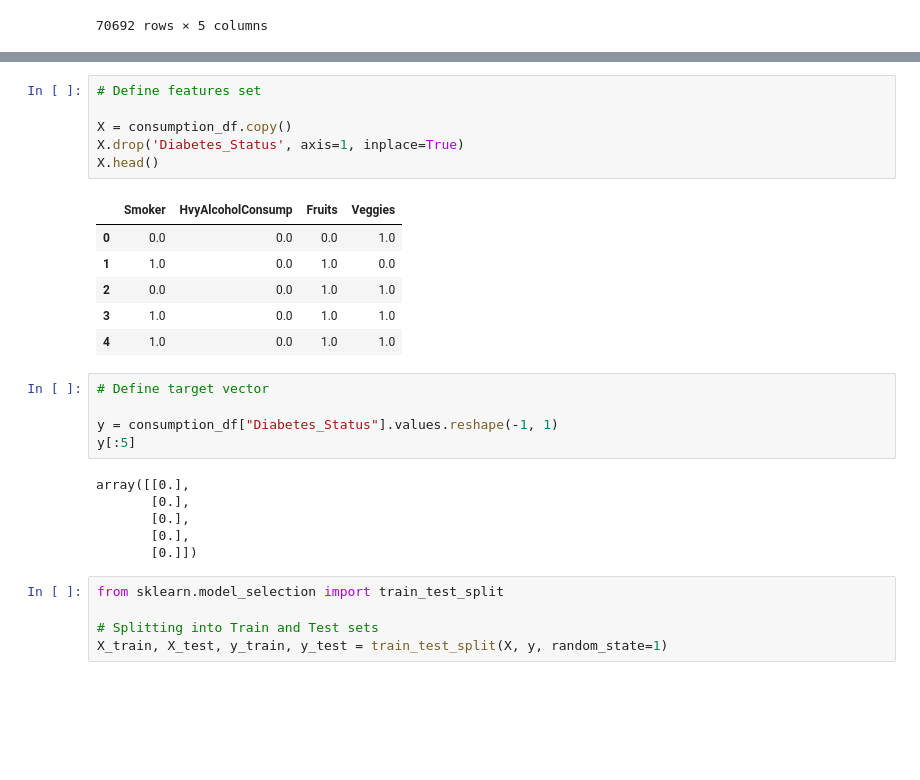
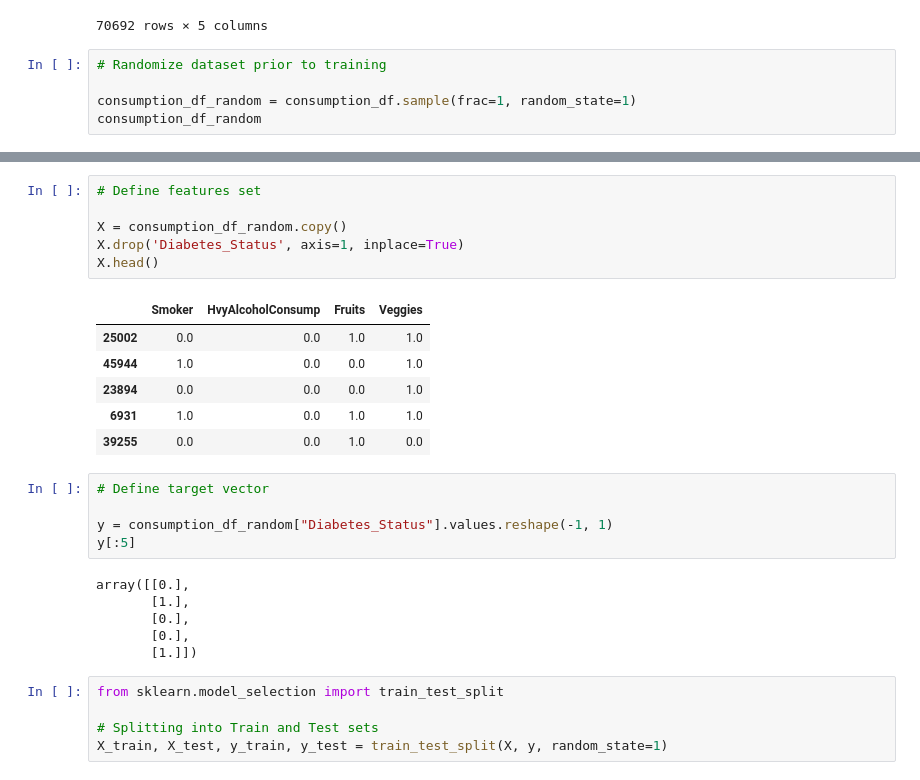
Before and after one commit to rdjames1996/project-4-health-analysis, a Jupyter notebook: Ana/decision_tree_ml_5050split_data.ipynb, the cells around one changed output, grey strips where cells are left out. Drawn from its saved outputs; the diff is of its cells as text; blank space fills up the shorter version.

```diff
--- a/Ana/decision_tree_ml_5050split_data.ipynb
+++ b/Ana/decision_tree_ml_5050split_data.ipynb
@@ -103,3 +103,8 @@ consumption_df
 | 70690 | 1.0 | 0.0 | 0.0 | 0.0 | 0.0 |
 | 70691 | 1.0 | 0.0 | 0.0 | 1.0 | 0.0 |
 70692 rows × 5 columns
+# %%
+# Randomize dataset prior to training
+
+consumption_df_random = consumption_df.sample(frac=1, random_state=1)
+consumption_df_random
@@ -106,27 +125,27 @@ consumption_df
 # %%
 # Define features set
 
-X = consumption_df.copy()
+X = consumption_df_random.copy()
 X.drop('Diabetes_Status', axis=1, inplace=True)
 X.head()
 # %% [output]
 |  | Smoker | HvyAlcoholConsump | Fruits | Veggies |
-| 0 | 0.0 | 0.0 | 0.0 | 1.0 |
-| 1 | 1.0 | 0.0 | 1.0 | 0.0 |
-| 2 | 0.0 | 0.0 | 1.0 | 1.0 |
-| 3 | 1.0 | 0.0 | 1.0 | 1.0 |
-| 4 | 1.0 | 0.0 | 1.0 | 1.0 |
+| 25002 | 0.0 | 0.0 | 1.0 | 1.0 |
+| 45944 | 1.0 | 0.0 | 0.0 | 1.0 |
+| 23894 | 0.0 | 0.0 | 0.0 | 1.0 |
+| 6931 | 1.0 | 0.0 | 1.0 | 1.0 |
+| 39255 | 0.0 | 0.0 | 1.0 | 0.0 |
 # %%
 # Define target vector
 
-y = consumption_df["Diabetes_Status"].values.reshape(-1, 1)
+y = consumption_df_random["Diabetes_Status"].values.reshape(-1, 1)
 y[:5]
 # %% [output]
 array([[0.],
+       [1.],
        [0.],
        [0.],
-       [0.],
-       [0.]])
+       [1.]])
 # %%
 from sklearn.model_selection import train_test_split
 
```
Also changed, not shown: parts of 3 cells of this notebook, 4 other files.
